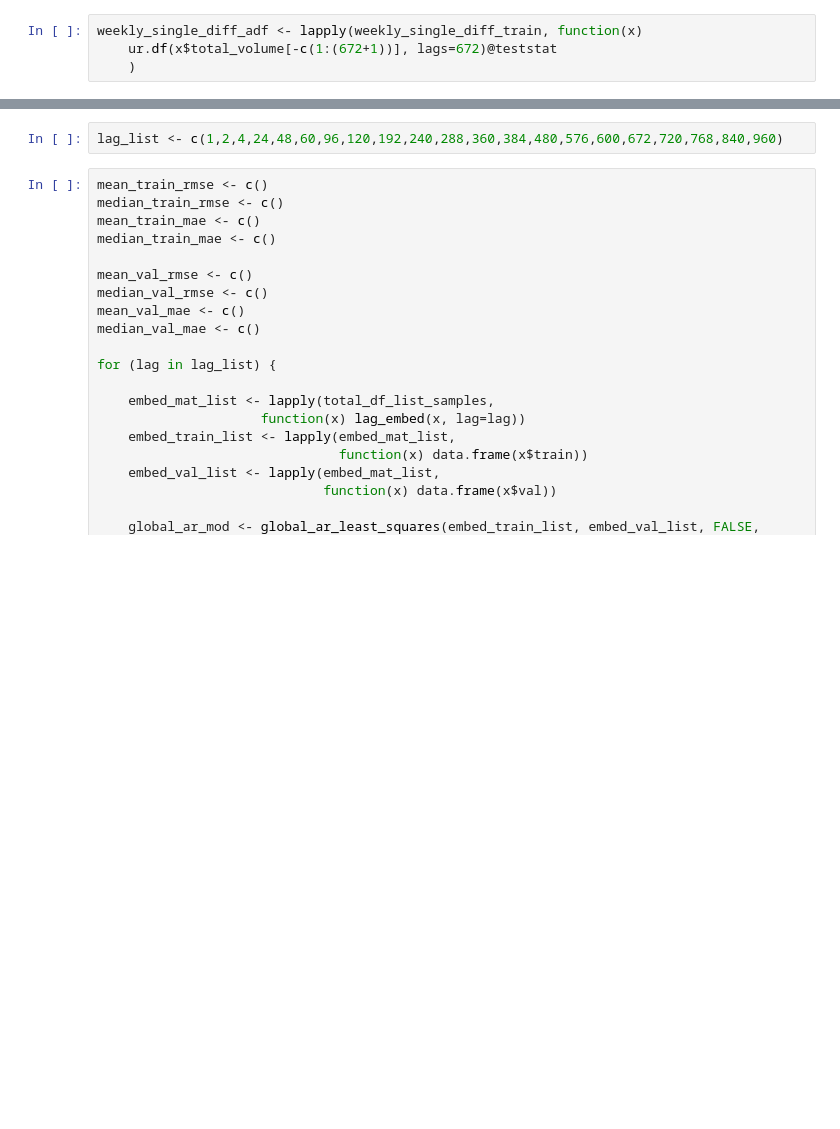
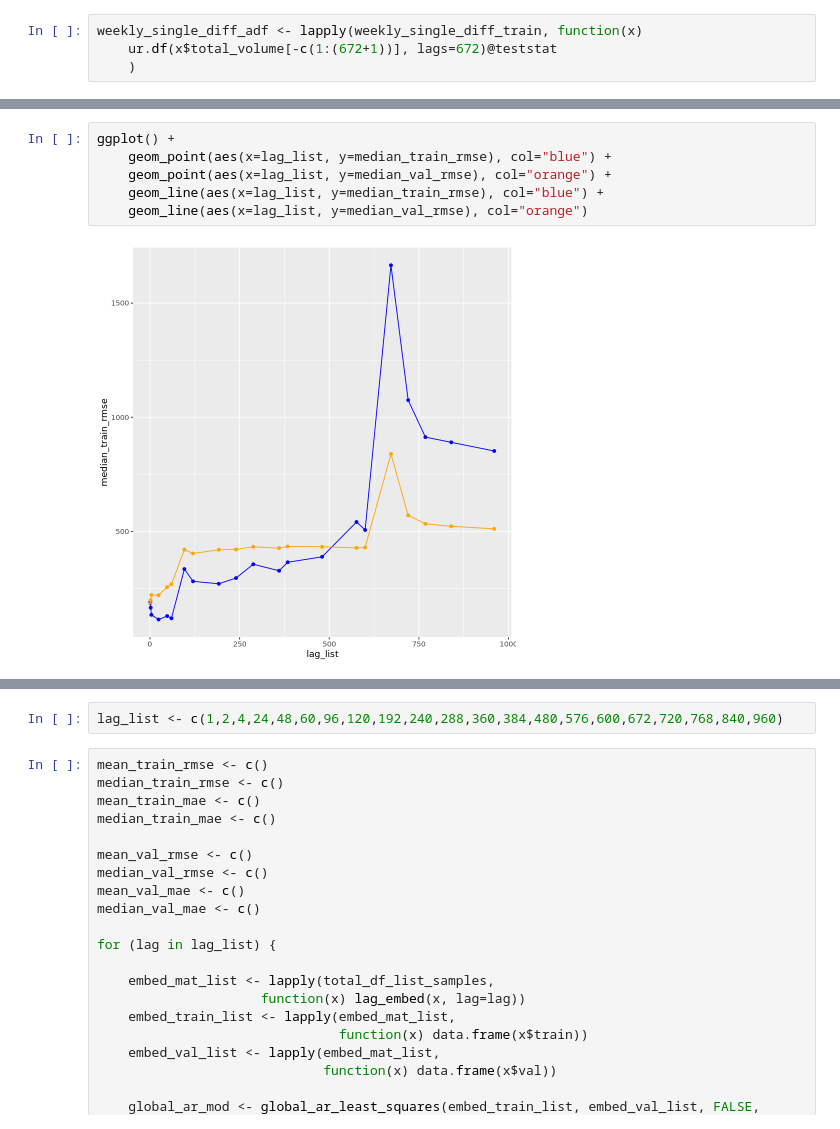
Before and after one commit to lojzimjm/dissertation, a Jupyter notebook: Pooled Regression Models (With Differencing).ipynb, the cells around one changed output, grey strips where cells are left out. Cells and saved outputs as stored; diff of their text form; blank space fills up the shorter version.

```diff
--- a/Pooled Regression Models (With Differencing).ipynb
+++ b/Pooled Regression Models (With Differencing).ipynb
@@ -801,0 +860,8 @@ mae(undiff_pred_test[-c(1:diff_n)],
+# %%
+ggplot() +
+    geom_point(aes(x=lag_list, y=median_train_rmse), col="blue") +
+    geom_point(aes(x=lag_list, y=median_val_rmse), col="orange") +
+    geom_line(aes(x=lag_list, y=median_train_rmse), col="blue") +
+    geom_line(aes(x=lag_list, y=median_val_rmse), col="orange")
+# %% [output]
+[figure, added]
```
Also changed, not shown: parts of 141 cells of this notebook, 10 other files.
